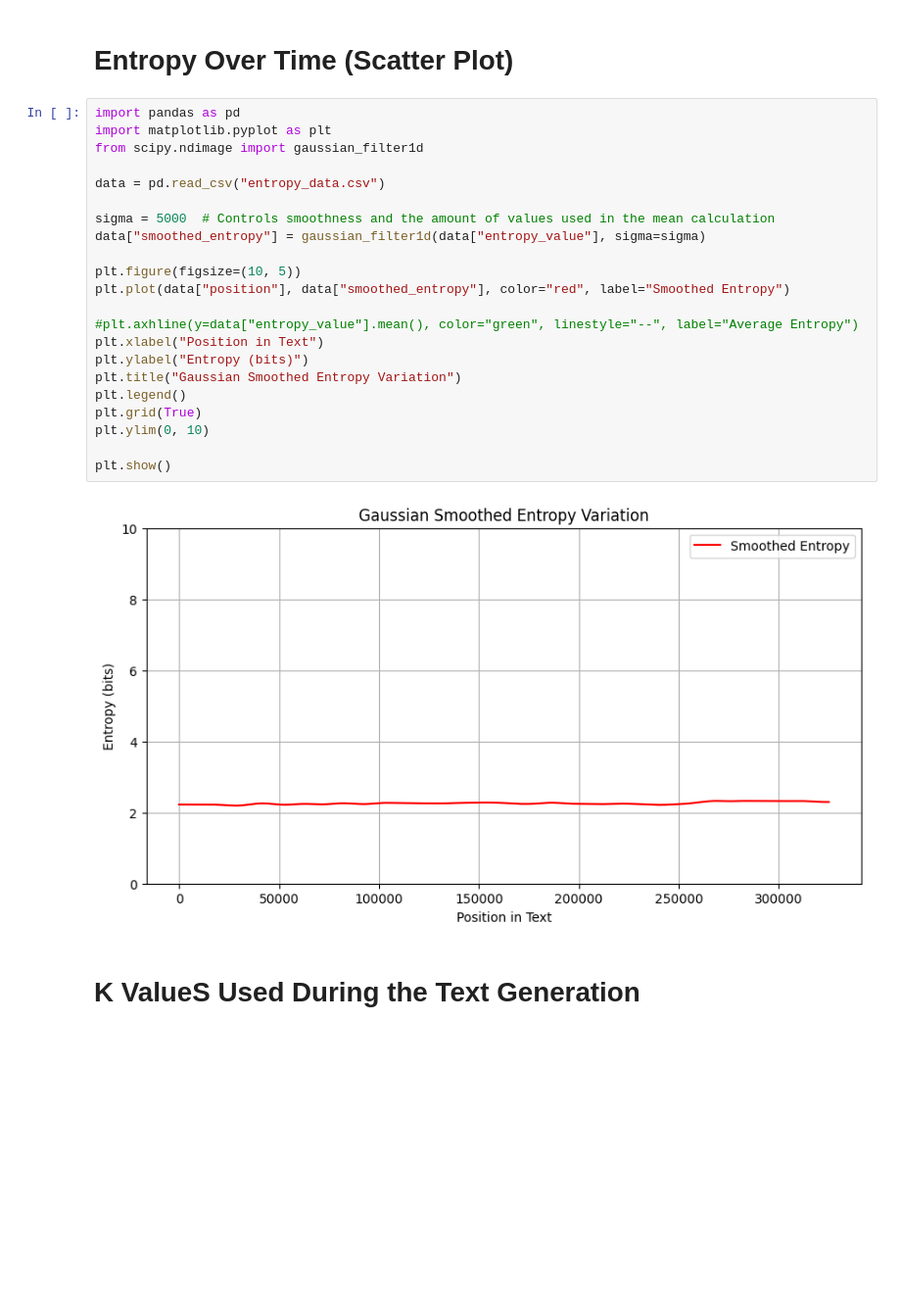
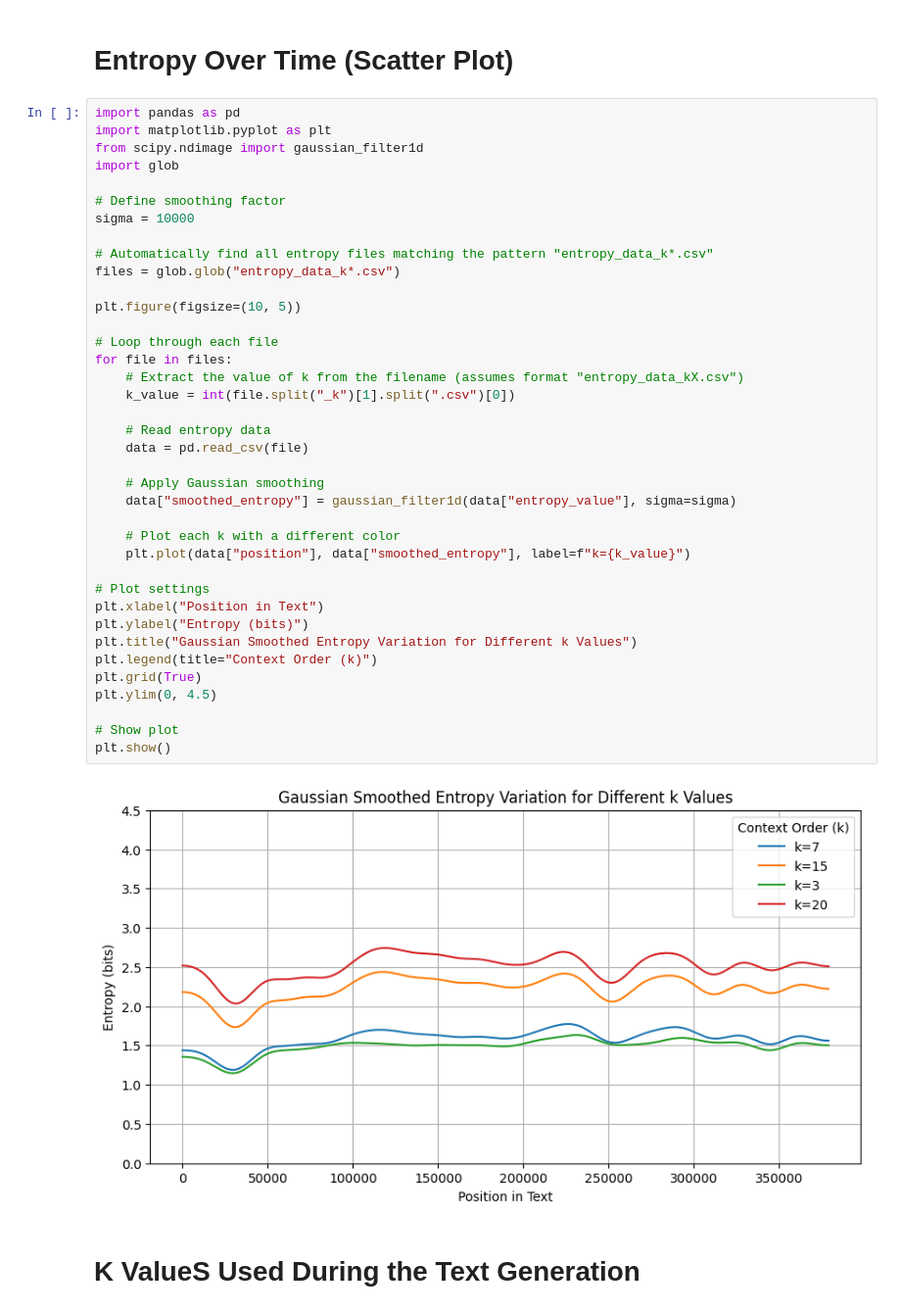
Before and after one commit to DiogoSilva1904/TAI_LB1, a Jupyter notebook: visualizations.ipynb, the cells around one changed output. Shown: that part at 98% size. Drawn from its saved outputs; the diff is of its cells as text; blank space fills up the shorter version.

Commit message:
some more plots and changes

```diff
--- a/visualizations.ipynb
+++ b/visualizations.ipynb
@@ -3,27 +3,43 @@
 # %%
 import pandas as pd
 import matplotlib.pyplot as plt
 from scipy.ndimage import gaussian_filter1d
+import glob
 
-data = pd.read_csv("entropy_data.csv")
+# Define smoothing factor
+sigma = 10000
 
-sigma = 5000  # Controls smoothness and the amount of values used in the mean calculation
-data["smoothed_entropy"] = gaussian_filter1d(data["entropy_value"], sigma=sigma)
+# Automatically find all entropy files matching the pattern "entropy_data_k*.csv"
+files = glob.glob("entropy_data_k*.csv")
 
 plt.figure(figsize=(10, 5))
-plt.plot(data["position"], data["smoothed_entropy"], color="red", label="Smoothed Entropy")
 
-#plt.axhline(y=data["entropy_value"].mean(), color="green", linestyle="--", label="Average Entropy")
+# Loop through each file
+for file in files:
+    # Extract the value of k from the filename (assumes format "entropy_data_kX.csv")
+    k_value = int(file.split("_k")[1].split(".csv")[0])
+
+    # Read entropy data
+    data = pd.read_csv(file)
+
+    # Apply Gaussian smoothing
+    data["smoothed_entropy"] = gaussian_filter1d(data["entropy_value"], sigma=sigma)
+
+    # Plot each k with a different color
+    plt.plot(data["position"], data["smoothed_entropy"], label=f"k={k_value}")
+
+# Plot settings
 plt.xlabel("Position in Text")
 plt.ylabel("Entropy (bits)")
-plt.title("Gaussian Smoothed Entropy Variation")
-plt.legend()
+plt.title("Gaussian Smoothed Entropy Variation for Different k Values")
+plt.legend(title="Context Order (k)")
 plt.grid(True)
-plt.ylim(0, 10)
+plt.ylim(0, 4.5)
 
+# Show plot
 plt.show()
 # %% [output]
-[figure, old version]
+[figure, new version]
 # %% [markdown]
 # K ValueS Used During the Text Generation
 # %%
```
Also changed, not shown: parts of 2 cells of this notebook, 8 other files.
